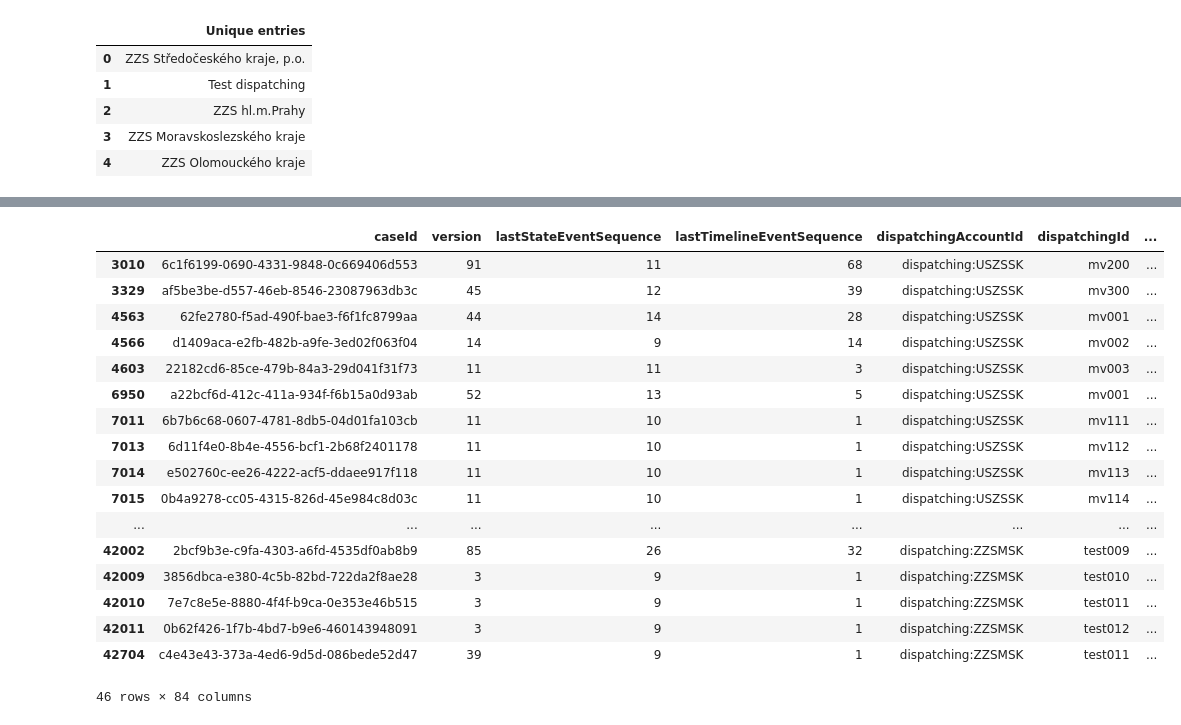
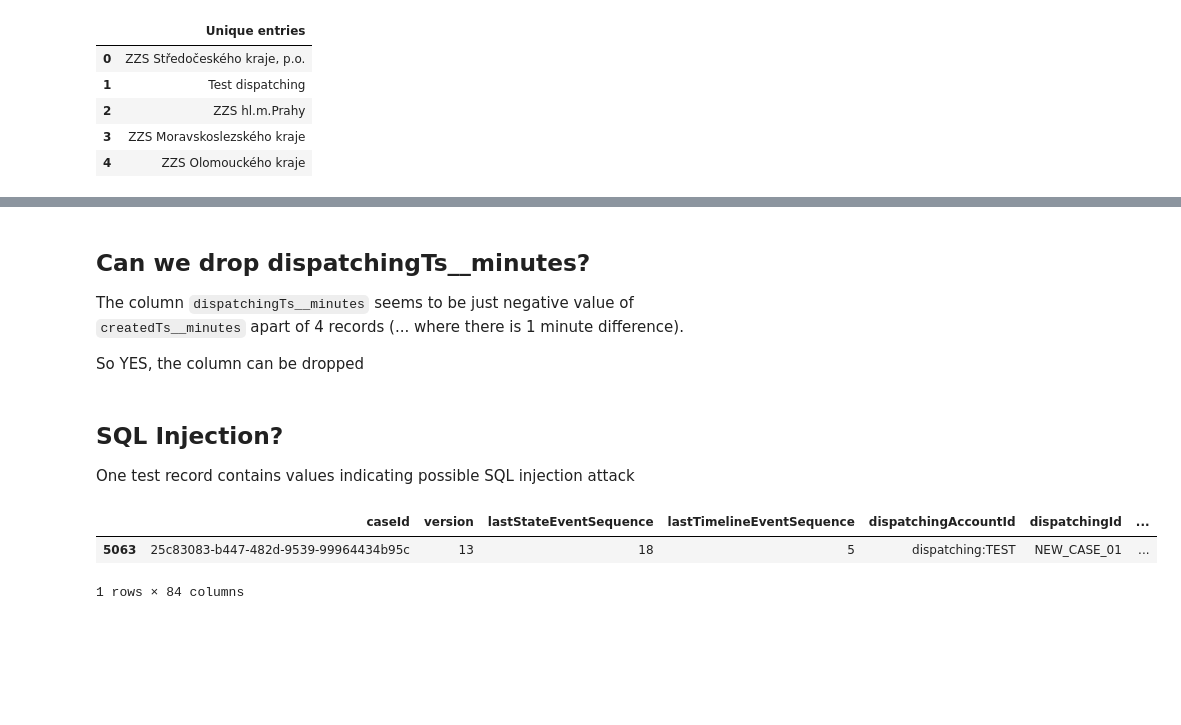
Before and after one commit to mtomcanyi/Hackhealth2021-Challenge7, a Jupyter notebook: ZCase_DataLoad.ipynb, the cells around one changed output, grey strips where cells are left out. Cells and saved outputs as stored; diff of their text form; code cells hidden in the pictures; blank space fills up the shorter version.

```diff
--- a/ZCase_DataLoad.ipynb
+++ b/ZCase_DataLoad.ipynb
@@ -140,22 +239,14 @@ which needs to be removed
+# %% [markdown]
+## Can we drop dispatchingTs__minutes?
+The column `dispatchingTs__minutes` seems to be just negative value of `createdTs__minutes` apart of 4 records (... where there is 1 minute difference).
+
+So YES, the column can be dropped
+# %% [markdown]
+## SQL Injection?
+One test record contains values indicating possible SQL injection attack
 # %%
-patClassContainsTest = jsonDF["patient__classification"].str.contains("test", case=False, na=False)
-jsonDF[patClassContainsTest]
+jsonDF.loc[jsonDF["caseTeam__name"].str.contains("onerror=alert", case=False, na=False)]
 # %% [output]
 |  | caseId | version | lastStateEventSequence | lastTimelineEventSequence | dispatchingAccountId | dispatchingId | ... |
-| 3010 | 6c1f6199-0690-4331-9848-0c669406d553 | 91 | 11 | 68 | dispatching:USZSSK | mv200 | ... |
-| 3329 | af5be3be-d557-46eb-8546-23087963db3c | 45 | 12 | 39 | dispatching:USZSSK | mv300 | ... |
-| 4563 | 62fe2780-f5ad-490f-bae3-f6f1fc8799aa | 44 | 14 | 28 | dispatching:USZSSK | mv001 | ... |
-| 4566 | d1409aca-e2fb-482b-a9fe-3ed02f063f04 | 14 | 9 | 14 | dispatching:USZSSK | mv002 | ... |
-| 4603 | 22182cd6-85ce-479b-84a3-29d041f31f73 | 11 | 11 | 3 | dispatching:USZSSK | mv003 | ... |
-| 6950 | a22bcf6d-412c-411a-934f-f6b15a0d93ab | 52 | 13 | 5 | dispatching:USZSSK | mv001 | ... |
-| 7011 | 6b7b6c68-0607-4781-8db5-04d01fa103cb | 11 | 10 | 1 | dispatching:USZSSK | mv111 | ... |
-| 7013 | 6d11f4e0-8b4e-4556-bcf1-2b68f2401178 | 11 | 10 | 1 | dispatching:USZSSK | mv112 | ... |
-| 7014 | e502760c-ee26-4222-acf5-ddaee917f118 | 11 | 10 | 1 | dispatching:USZSSK | mv113 | ... |
-| 7015 | 0b4a9278-cc05-4315-826d-45e984c8d03c | 11 | 10 | 1 | dispatching:USZSSK | mv114 | ... |
-| ... | ... | ... | ... | ... | ... | ... | ... |
-| 42002 | 2bcf9b3e-c9fa-4303-a6fd-4535df0ab8b9 | 85 | 26 | 32 | dispatching:ZZSMSK | test009 | ... |
-| 42009 | 3856dbca-e380-4c5b-82bd-722da2f8ae28 | 3 | 9 | 1 | dispatching:ZZSMSK | test010 | ... |
-| 42010 | 7e7c8e5e-8880-4f4f-b9ca-0e353e46b515 | 3 | 9 | 1 | dispatching:ZZSMSK | test011 | ... |
-| 42011 | 0b62f426-1f7b-4bd7-b9e6-460143948091 | 3 | 9 | 1 | dispatching:ZZSMSK | test012 | ... |
-| 42704 | c4e43e43-373a-4ed6-9d5d-086bede52d47 | 39 | 9 | 1 | dispatching:ZZSMSK | test011 | ... |
+| 5063 | 25c83083-b447-482d-9539-99964434b95c | 13 | 18 | 5 | dispatching:TEST | NEW_CASE_01 | ... |
-46 rows × 84 columns
+1 rows × 84 columns
```
Also changed, not shown: parts of 27 cells of this notebook.
